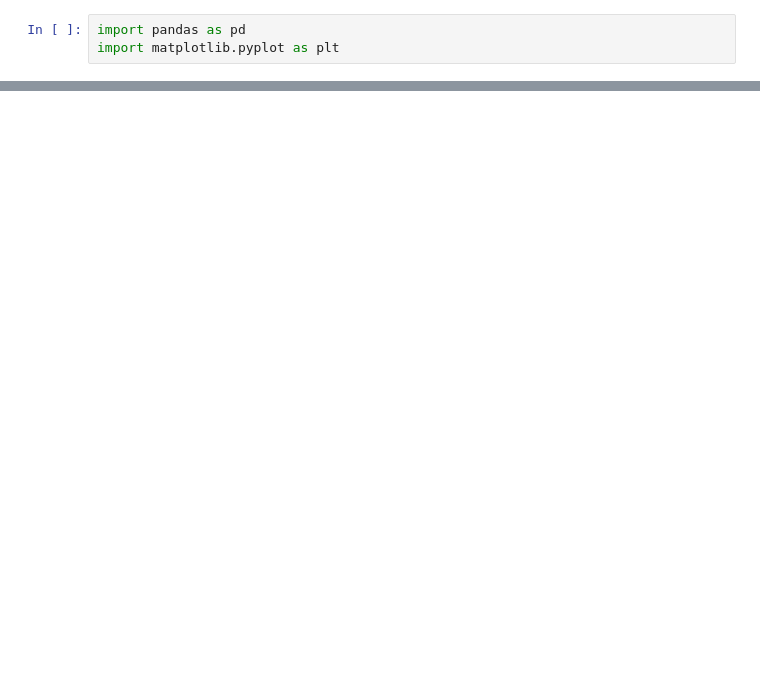
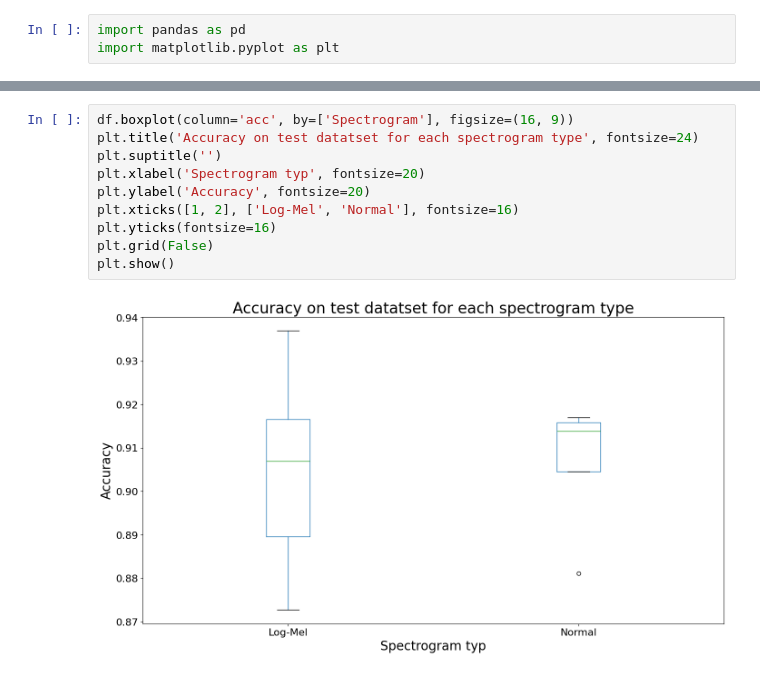
Before and after one commit to Lukas-J/DL2, a Jupyter notebook: results/analysis.ipynb, the cells around one changed output, grey strips where cells are left out. Drawn from its saved outputs; the diff is of its cells as text; blank space fills up the shorter version.

```diff
--- a/results/analysis.ipynb
+++ b/results/analysis.ipynb
@@ -34,0 +35,12 @@ Name: n_params, dtype: int64
+# %%
+df.boxplot(column='acc', by=['Spectrogram'], figsize=(16, 9))
+plt.title('Accuracy on test datatset for each spectrogram type', fontsize=24)
+plt.suptitle('')
+plt.xlabel('Spectrogram typ', fontsize=20)
+plt.ylabel('Accuracy', fontsize=20)
+plt.xticks([1, 2], ['Log-Mel', 'Normal'], fontsize=16)
+plt.yticks(fontsize=16)
+plt.grid(False)
+plt.show()
+# %% [output]
+[figure, added]
```
Also changed, not shown: parts of 11 cells of this notebook, 2 other files.
